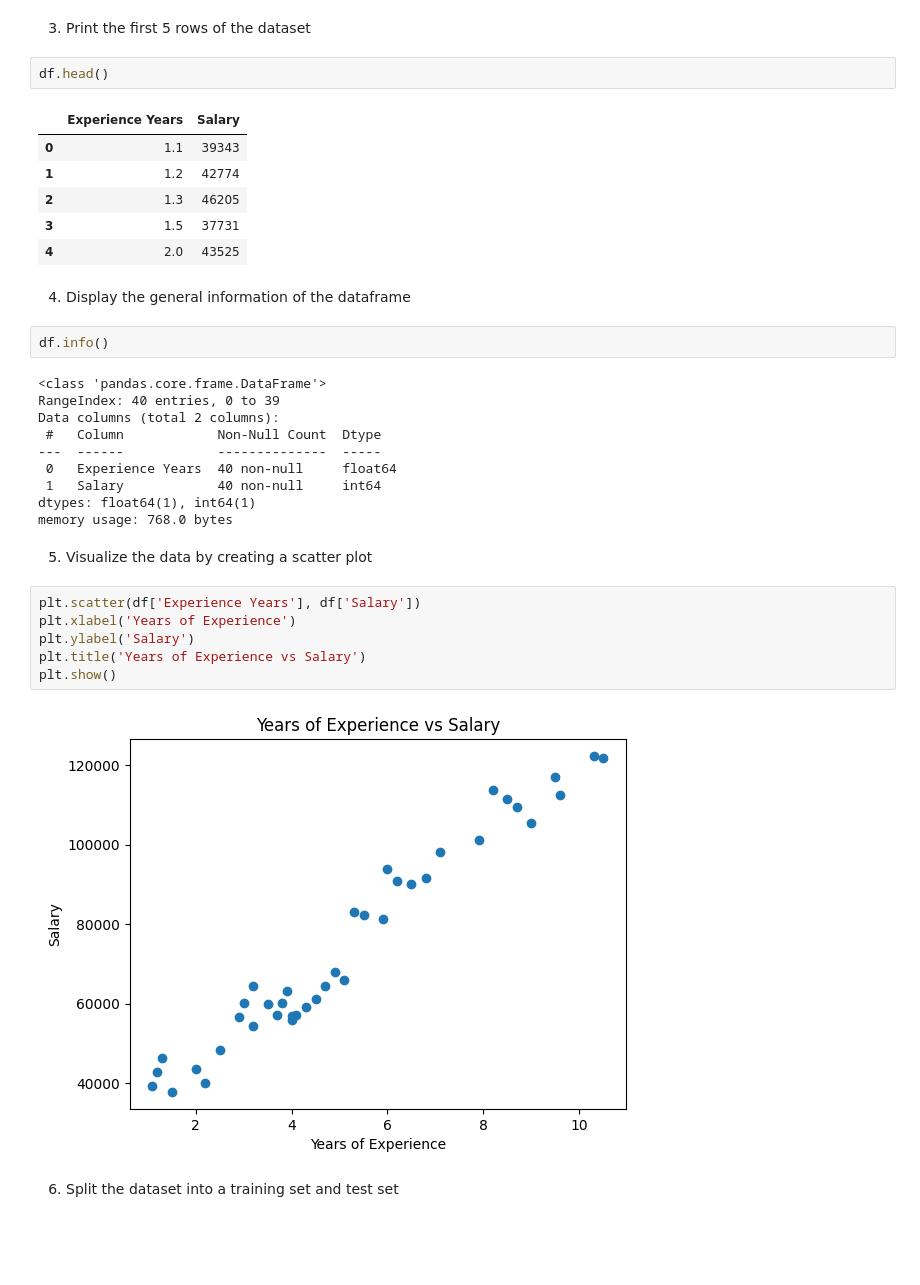
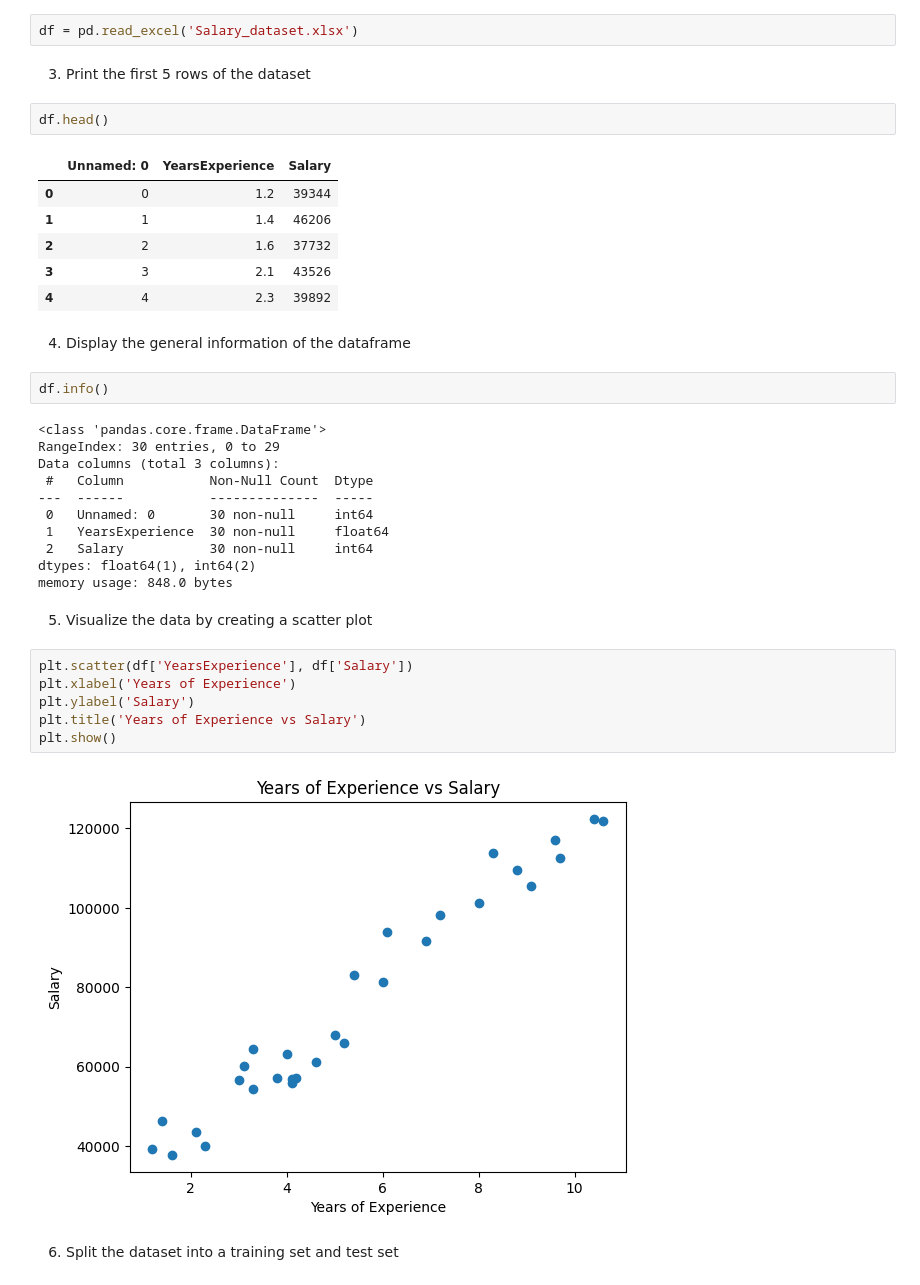
Before and after one commit to AshenDary/NOEL-CCMACLRL-COM243, a Jupyter notebook: Exercise2/Exercise2.ipynb, the cells around one changed output. Drawn from its saved outputs; the diff is of its cells as text; blank space fills up the shorter version.

```diff
--- a/Exercise2/Exercise2.ipynb
+++ b/Exercise2/Exercise2.ipynb
@@ -29,38 +27,41 @@ df = pd.read_csv('https://raw.githubusercontent.com/ybifoundation/Dataset/main/S
+# %%
+df = pd.read_excel('Salary_dataset.xlsx')
 # %% [markdown]
 3. Print the first 5 rows of the dataset
 # %%
 df.head()
 # %% [output]
-|  | Experience Years | Salary |
-| 0 | 1.1 | 39343 |
-| 1 | 1.2 | 42774 |
-| 2 | 1.3 | 46205 |
-| 3 | 1.5 | 37731 |
-| 4 | 2.0 | 43525 |
+|  | Unnamed: 0 | YearsExperience | Salary |
+| 0 | 0 | 1.2 | 39344 |
+| 1 | 1 | 1.4 | 46206 |
+| 2 | 2 | 1.6 | 37732 |
+| 3 | 3 | 2.1 | 43526 |
+| 4 | 4 | 2.3 | 39892 |
 # %% [markdown]
 4. Display the general information of the dataframe
 # %%
 df.info()
 # %% [output]
 <class 'pandas.core.frame.DataFrame'>
-RangeIndex: 40 entries, 0 to 39
-Data columns (total 2 columns):
- #   Column            Non-Null Count  Dtype
----  ------            --------------  -----
- 0   Experience Years  40 non-null     float64
- 1   Salary            40 non-null     int64
-dtypes: float64(1), int64(1)
-memory usage: 768.0 bytes
+RangeIndex: 30 entries, 0 to 29
+Data columns (total 3 columns):
+ #   Column           Non-Null Count  Dtype
+---  ------           --------------  -----
+ 0   Unnamed: 0       30 non-null     int64
+ 1   YearsExperience  30 non-null     float64
+ 2   Salary           30 non-null     int64
+dtypes: float64(1), int64(2)
+memory usage: 848.0 bytes
 # %% [markdown]
 5. Visualize the data by creating a scatter plot
 # %%
-plt.scatter(df['Experience Years'], df['Salary'])
+plt.scatter(df['YearsExperience'], df['Salary'])
 plt.xlabel('Years of Experience')
 plt.ylabel('Salary')
 plt.title('Years of Experience vs Salary')
 plt.show()
 # %% [output]
-[figure, old version]
+[figure, new version]
 # %% [markdown]
 6. Split the dataset into a training set and test set
 # %%
```
Also changed, not shown: parts of 6 cells of this notebook.
